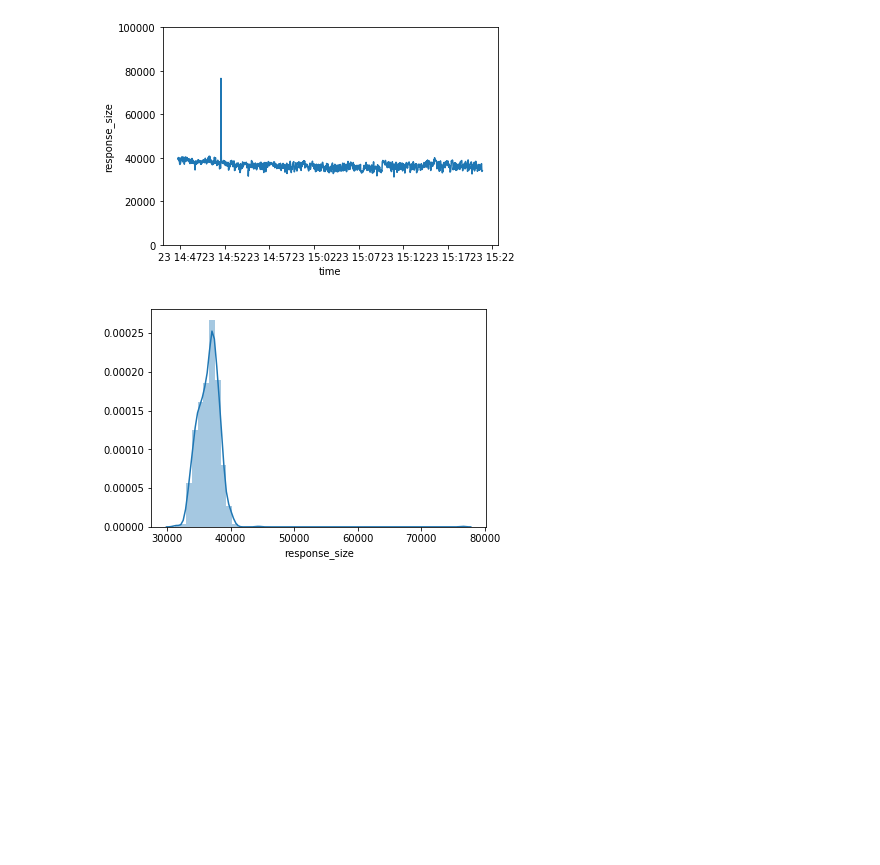
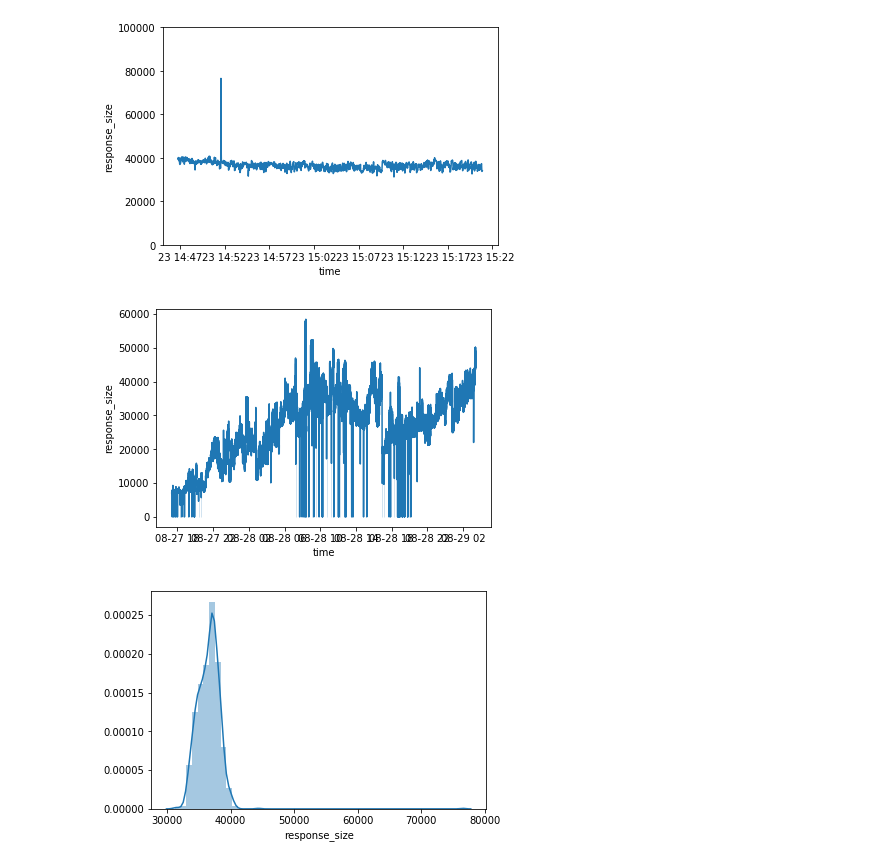
Before and after one commit to EsbenBL/Group-40---Exam, a Jupyter notebook: Analysis of Logs.ipynb, the cells around one changed output. Saved outputs shown, nothing was run; the diff lists cells and outputs as text; code cells hidden in the pictures; blank space fills up the shorter version.

```diff
--- a/Analysis of Logs.ipynb
+++ b/Analysis of Logs.ipynb
@@ -11,8 +16,13 @@ def convert_str_time(stringtime):
     stringtime = stringtime.replace('.','')
     stringtime = stringtime[0:13]
     return pd.to_datetime(stringtime, unit='ms')
+def convert_str_time2(stringtime):
+    stringtime = stringtime.replace('.','')
+    stringtime = stringtime[0:10]
+    return pd.to_datetime(stringtime, unit='s')
 # %%
 log['time'] = log['t'].apply(convert_str_time)
+hvorlang_log['time'] = hvorlang_log['t'].apply(convert_str_time2)
 #LOG OUTPUTS BAD DATA!
 # %%
 pd.options.display.max_rows = 500
@@ -115,6 +144,10 @@ ax.set_ylim(0,100000)
 # %% [output]
 (0, 100000)
 [figure]
+# %%
+ax = sns.lineplot(x="time", y='response_size', data=hvorlang_log)
+# %% [output]
+[figure, added]
 # %%
 ax = sns.distplot(boliga_log['response_size']);
 # %% [output]
```
Also changed, not shown: parts of 32 cells of this notebook, 9 other files.
